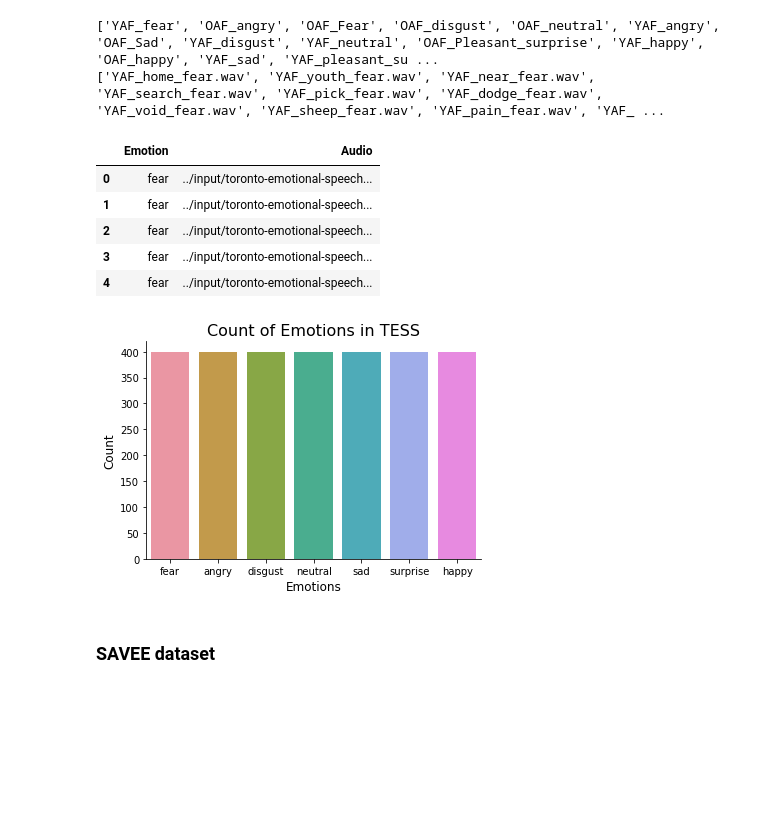
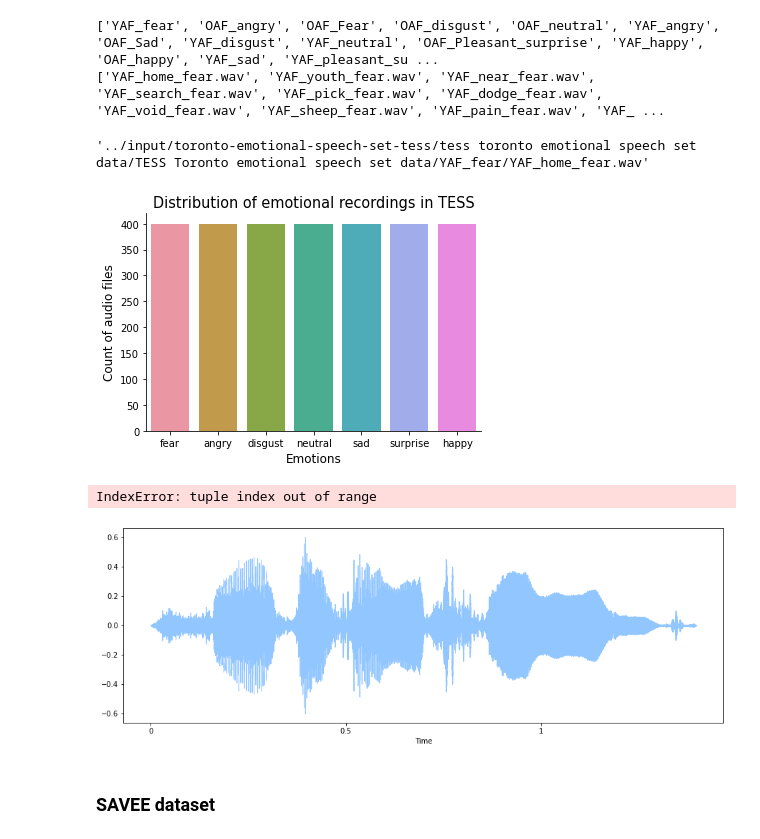
Before and after one commit to qianxi5/Audio-Emotion-Classification, a Jupyter notebook: audio-emotion.ipynb, the cells around one changed output. Drawn from its saved outputs; the diff is of its cells as text; code cells hidden in the pictures; blank space fills up the shorter version.

Commit message:
Kaggle Notebook | Audio Emotion | Version 3

```diff
--- a/audio-emotion.ipynb
+++ b/audio-emotion.ipynb
@@ -1,21 +1,3 @@
-# %%
-# This Python 3 environment comes with many helpful analytics libraries installed
-# It is defined by the kaggle/python Docker image: https://github.com/kaggle/docker-python
-# For example, here's several helpful packages to load
-
-import numpy as np # linear algebra
-import pandas as pd # data processing, CSV file I/O (e.g. pd.read_csv)
-
-# Input data files are available in the read-only "../input/" directory
-# For example, running this (by clicking run or pressing Shift+Enter) will list all files under the input directory
-
-import os
-for dirname, _, filenames in os.walk('/kaggle/input'):
-    for filename in filenames:
-        print(os.path.join(dirname, filename))
-
-# You can write up to 20GB to the current directory (/kaggle/working/) that gets preserved as output when you create a version using "Save & Run All"
-# You can also write temporary files to /kaggle/temp/, but they won't be saved outside of the current session
 # %%
 import pandas as pd
 import numpy as np
@@ -94,7 +64,7 @@ for dir in tess_dir_list:
             emotions.append('surprise')
         else:
             emotions.append(emotion)
-        audios.append(TESS + dir + '/' + file)
+        audios.append(TESS + '/'+dir + '/' + file)
 
 emotion_df = pd.DataFrame(emotions, columns=['Emotion'])
 audio_df = pd.DataFrame(audios, columns=['Audio'])
@@ -102,23 +72,36 @@ tess_df = pd.concat([emotion_df, audio_df], axis=1)
 
 # tess_df.Emotion.replace({1:'neutral', 2:'calm', 3:'happy', 4:'sad', 5:'angry', 6:'fear', 7:'disgust', 8:'surprise'}, inplace=True)
 tess_df.head()
+tess_df['Audio'][0]
 # %% [output]
-|  | Emotion | Audio |
-| 0 | fear | ../input/toronto-emotional-speech... |
-| 1 | fear | ../input/toronto-emotional-speech... |
-| 2 | fear | ../input/toronto-emotional-speech... |
-| 3 | fear | ../input/toronto-emotional-speech... |
-| 4 | fear | ../input/toronto-emotional-speech... |
+'../input/toronto-emotional-speech-set-tess/tess toronto emotional speech set data/TESS Toronto emotional speech set data/YAF_fear/YAF_home_fear.wav'
 # %%
-plt.title('Count of Emotions in TESS', size=16)
+plt.title('Distribution of emotional recordings in TESS', size=14.5)
 plt.style.use('seaborn-pastel')
 sns.countplot(tess_df.Emotion)
-plt.ylabel('Count', size=12)
+plt.ylabel('Count of audio files', size=12)
 plt.xlabel('Emotions', size=12)
 sns.despine(top=True, right=True, left=False, bottom=False)
 plt.show()
 # %% [output]
-[figure, old version]
+[figure, new version]
+# %%
+import librosa
+import librosa.display
+# lets play a fearful track
+# fname = TESS + 'YAF_fear/YAF_dog_fear.wav'
+fname = tess_df['Audio'][0]
+data, sampling_rate = librosa.load(fname)
+
+plt.figure(figsize=(15, 5))
+librosa.display.waveshow(data, sr=sampling_rate)
+
+librosa.display.specshow(data)
+# Lets play the audio
+ipd.Audio(fname)
+# %% [output]
+IndexError: tuple index out of range
+[figure, added]
 # %% [markdown]
 ### SAVEE dataset
 # %%
```
Also changed, not shown: parts of 6 cells of this notebook.
